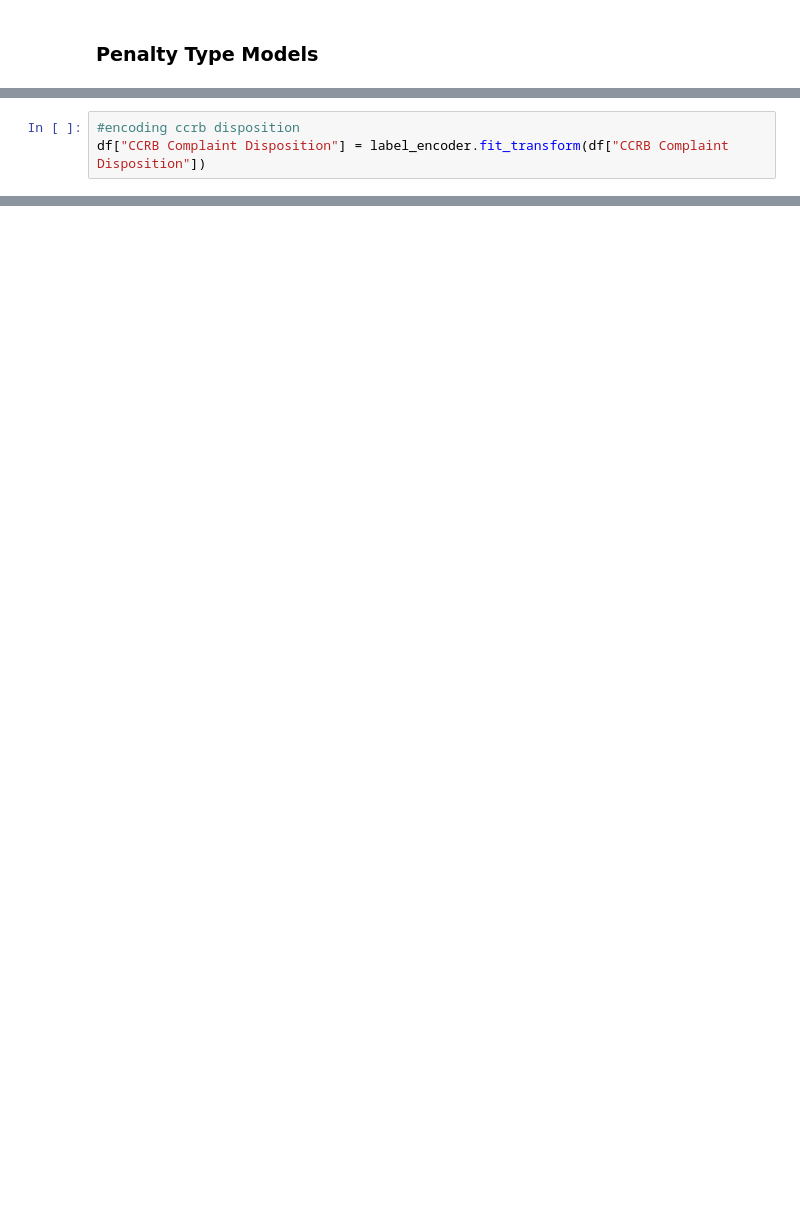
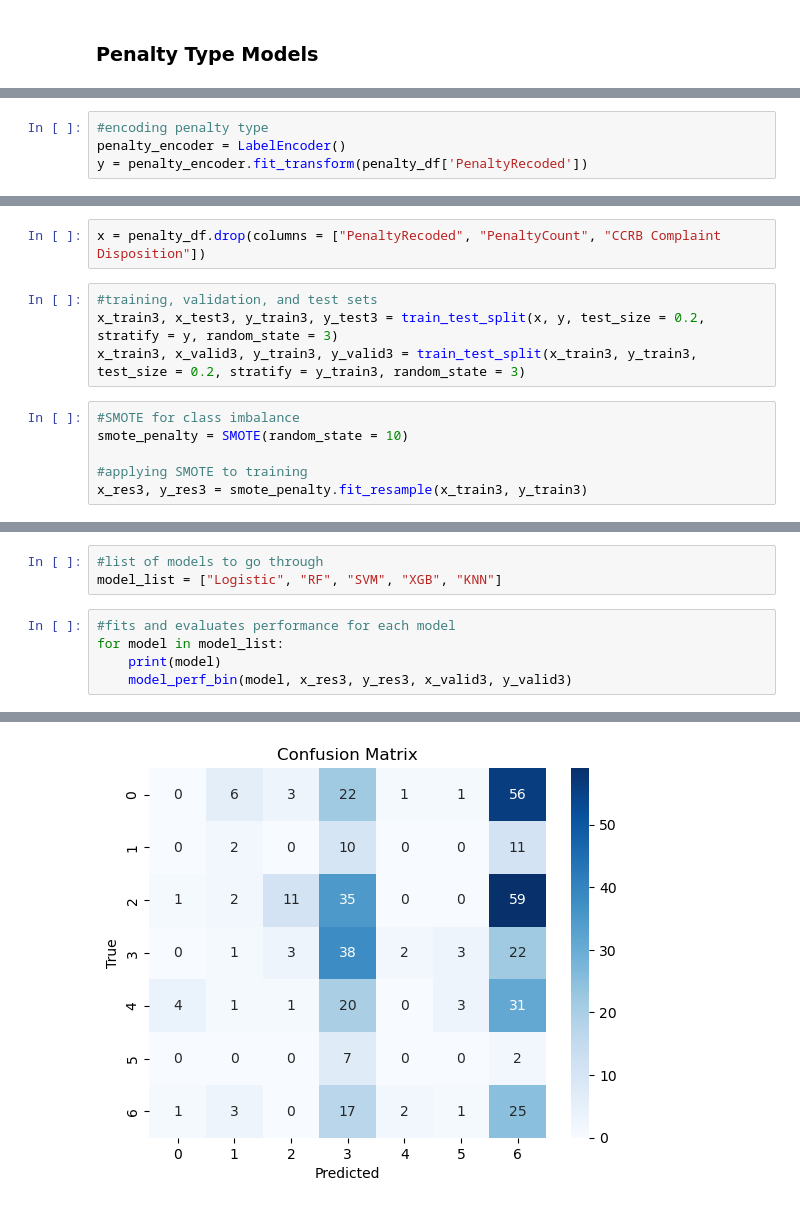
Before and after one commit to helenw566/nypd_misconduct, a Jupyter notebook: script/03_modeling.ipynb, the cells around one changed output, grey strips where cells are left out. Cells and saved outputs as stored; diff of their text form; blank space fills up the shorter version.

Commit message:
update penalty coding and add penalty type models

```diff
--- a/script/03_modeling.ipynb
+++ b/script/03_modeling.ipynb
@@ -647,3 +640,4 @@ F1-Weighted: 0.9335262353912165
 # %%
-#encoding ccrb disposition
-df["CCRB Complaint Disposition"] = label_encoder.fit_transform(df["CCRB Complaint Disposition"])
+#encoding penalty type
+penalty_encoder = LabelEncoder()
+y = penalty_encoder.fit_transform(penalty_df['PenaltyRecoded'])
@@ -734,0 +649,12 @@ for col in range(y_2.shape[1]):
+# %%
+x = penalty_df.drop(columns = ["PenaltyRecoded", "PenaltyCount", "CCRB Complaint Disposition"])
+# %%
+#training, validation, and test sets
+x_train3, x_test3, y_train3, y_test3 = train_test_split(x, y, test_size = 0.2, stratify = y, random_state = 3)
+x_train3, x_valid3, y_train3, y_valid3 = train_test_split(x_train3, y_train3, test_size = 0.2, stratify = y_train3, random_state = 3)
+# %%
+#SMOTE for class imbalance
+smote_penalty = SMOTE(random_state = 10)
+
+#applying SMOTE to training
+x_res3, y_res3 = smote_penalty.fit_resample(x_train3, y_train3)
@@ -734,0 +737,9 @@ for col in range(y_2.shape[1]):
+# %%
+#list of models to go through
+model_list = ["Logistic", "RF", "SVM", "XGB", "KNN"]
+# %%
+#fits and evaluates performance for each model
+for model in model_list:
+    print(model)
+    model_perf_bin(model, x_res3, y_res3, x_valid3, y_valid3)
+# %% [output]
@@ -734,0 +764 @@ for col in range(y_2.shape[1]):
+[figure, added]
```
Also changed, not shown: parts of 67 cells of this notebook.
